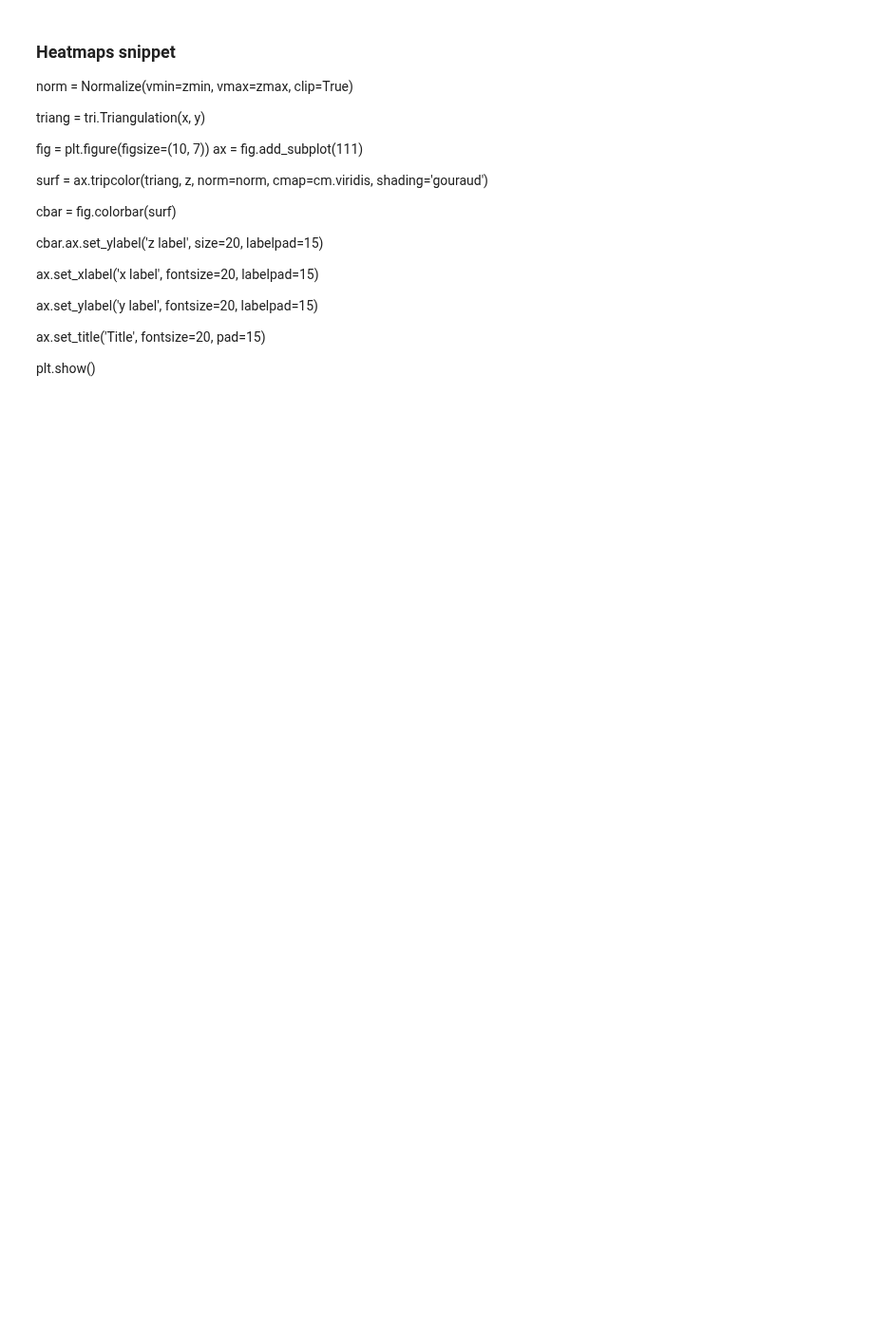
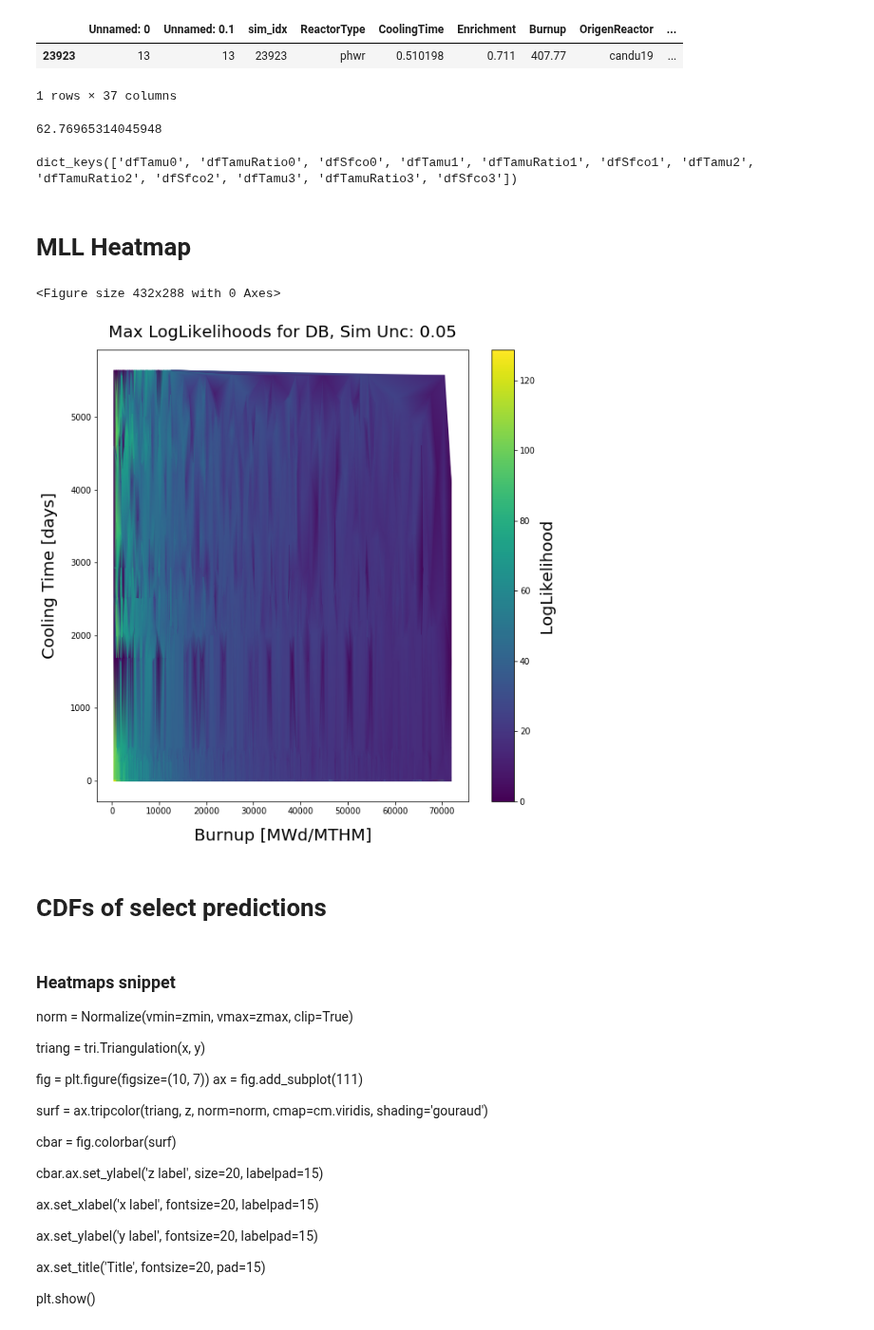
Before and after one commit to opotowsky/like-me-fuel, a Jupyter notebook: jupyter_notebooks/htc_mll_results.ipynb, the cells around one changed output. Shown at 95% size. Drawn from its saved outputs; the diff is of its cells as text; code cells hidden in the pictures; blank space fills up the shorter version.

Commit message:
MLL heatmaps added

```diff
--- a/jupyter_notebooks/htc_mll_results.ipynb
+++ b/jupyter_notebooks/htc_mll_results.ipynb
@@ -16,0 +18,9 @@ job_dirs = ['Job' + str(i) + '_unc' + str(unc) for i, unc in enumerate(uncs)]
+# %%
+dfs = {}
+for i, unc_job in enumerate(job_dirs):
+    dfs['dfTamu' + str(i)] = pd.read_csv(tamuNoRatio_path + unc_job + '/' + unc_job + '.csv')
+    dfs['dfTamuRatio' + str(i)] = pd.read_csv(tamuRatio_path + unc_job + '/' + unc_job + '.csv')
+    dfs['dfSfco' + str(i)] = pd.read_csv(sfco_path + unc_job + '/' + unc_job + '.csv')
+# for ease of testing things
+df0 = dfs['dfTamu0']
+df2 = dfs['dfTamuRatio2']
@@ -16,0 +41,57 @@ job_dirs = ['Job' + str(i) + '_unc' + str(unc) for i, unc in enumerate(uncs)]
+# %%
+max_ll_pred = df2['MaxLogLL'].quantile(1, interpolation='higher')
+df2.loc[df2['MaxLogLL'] == max_ll_pred]
+# %% [output]
+|  | Unnamed: 0 | Unnamed: 0.1 | sim_idx | ReactorType | CoolingTime | Enrichment | Burnup | OrigenReactor | ... |
+| 23923 | 13 | 13 | 23923 | phwr | 0.510198 | 0.711 | 407.77 | candu19 | ... |
+1 rows × 37 columns
+# %%
+max_ll_pred
+# %% [output]
+62.76965314045948
+# %%
+dfs.keys()
+# %% [output]
+dict_keys(['dfTamu0', 'dfTamuRatio0', 'dfSfco0', 'dfTamu1', 'dfTamuRatio1', 'dfSfco1', 'dfTamu2', 'dfTamuRatio2', 'dfSfco2', 'dfTamu3', 'dfTamuRatio3', 'dfSfco3'])
+# %% [markdown]
+# MLL Heatmap
+# %%
+def plot_heatmap(i, dfname):
+    df = dfs['df' + dfname + str(i)]
+
+    plt.clf()
+    fig = plt.figure(figsize=(10, 10))
+    ax = fig.add_subplot(111)
+
+    vmin = 0
+    vmax = df['MaxLogLL'].quantile(1, interpolation='higher')
+    norm = Normalize(vmin=vmin, vmax=vmax, clip=True)
+
+    x = df['Burnup']
+    y = df['CoolingTime']#['Enrichment']
+    triang = tri.Triangulation(x, y)
+    z = df['MaxLogLL']
+
+    surf = ax.tripcolor(triang, z, norm=norm, cmap=cm.viridis, shading='gouraud')
+    # Other potential args: edgecolor='none', linewidth=0, antialiased=False
+
+    ax.set_title('Max LogLikelihoods for DB, Sim Unc: ' + str(uncs[i]), fontsize=20, pad=15)
+    ax.set_xlabel('Burnup [MWd/MTHM]', fontsize=20, labelpad=15)
+    ax.set_ylabel('Cooling Time [days]', fontsize=20, labelpad=15)
+    #ax.set_xlim()
+    #ax.set_ylim()
+
+    cbar = fig.colorbar(surf)
+    cbar.ax.set_ylabel('LogLikelihood', size=20) #labelpad=15
+    #ax.tick_params(labelsize=14)
+    plt.show()
+
+    dftitle = {'Tamu': 'tamuNoRatio', 'TamuRatio': 'tamuRatio', 'Sfco' : 'sfco'}
+    fig.savefig('../plots/' + dftitle[dfname] + str(i) + '_unc' + str(uncs[i]) + '.png')
+# %%
+plot_heatmap(0, 'Tamu')
+# %% [output]
+<Figure size 432x288 with 0 Axes>
+[figure, added]
+# %% [markdown]
+# CDFs of select predictions
```
Also changed, not shown: parts of 3 cells of this notebook, 2 other files.
